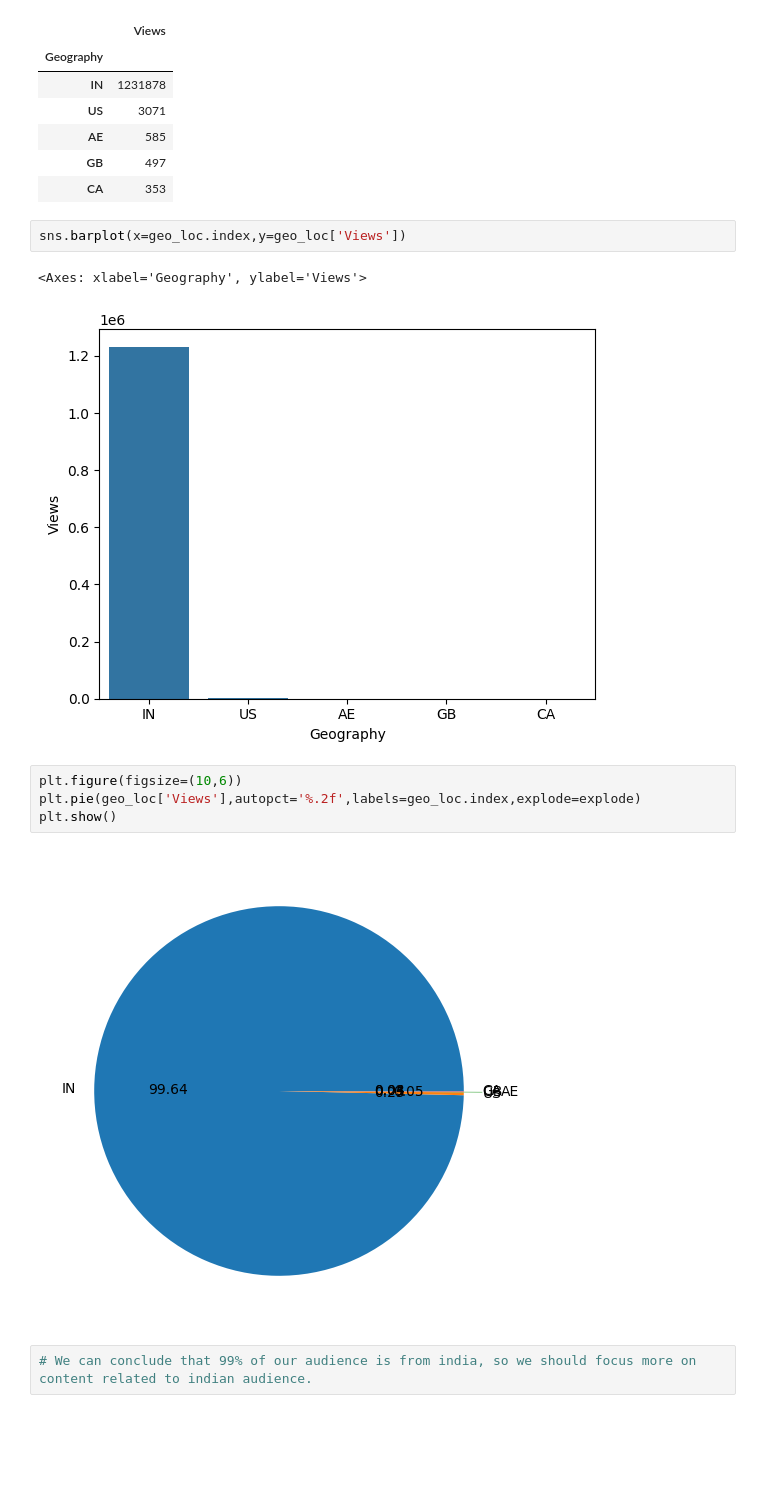
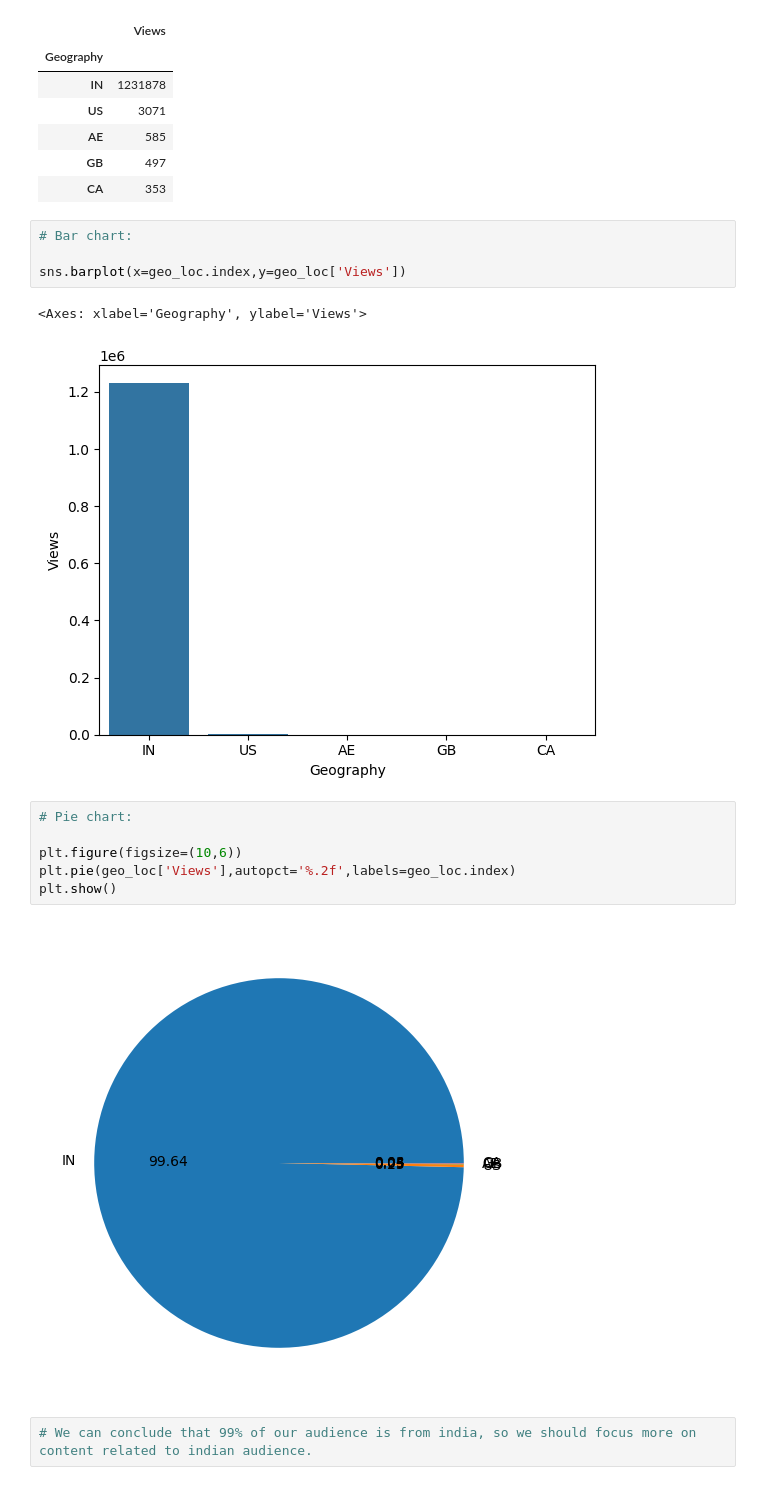
Before and after one commit to adityapatil4141/YouTube-channel-analytics, a Jupyter notebook: YouTube_analysis.ipynb, the cells around one changed output. Cells and saved outputs as stored; diff of their text form; blank space fills up the shorter version.

Commit message:
Insights, data visualization

```diff
--- a/YouTube_analysis.ipynb
+++ b/YouTube_analysis.ipynb
@@ -650,16 +646,20 @@ geo_loc
 | GB | 497 |
 | CA | 353 |
 # %%
+# Bar chart:
+
 sns.barplot(x=geo_loc.index,y=geo_loc['Views'])
 # %% [output]
 <Axes: xlabel='Geography', ylabel='Views'>
 [figure]
 # %%
+# Pie chart:
+
 plt.figure(figsize=(10,6))
-plt.pie(geo_loc['Views'],autopct='%.2f',labels=geo_loc.index,explode=explode)
+plt.pie(geo_loc['Views'],autopct='%.2f',labels=geo_loc.index)
 plt.show()
 # %% [output]
-[figure, old version]
+[figure, new version]
 # %%
 # We can conclude that 99% of our audience is from india, so we should focus more on content related to indian audience.
 # %% [markdown]
```
Also changed, not shown: parts of 83 cells of this notebook.
